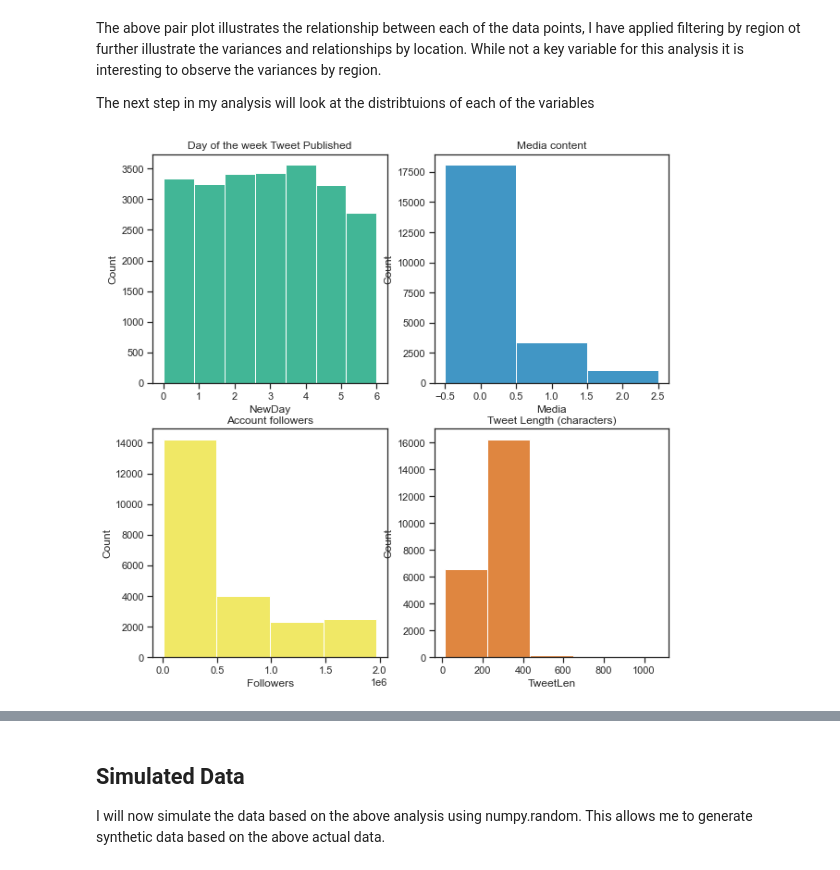
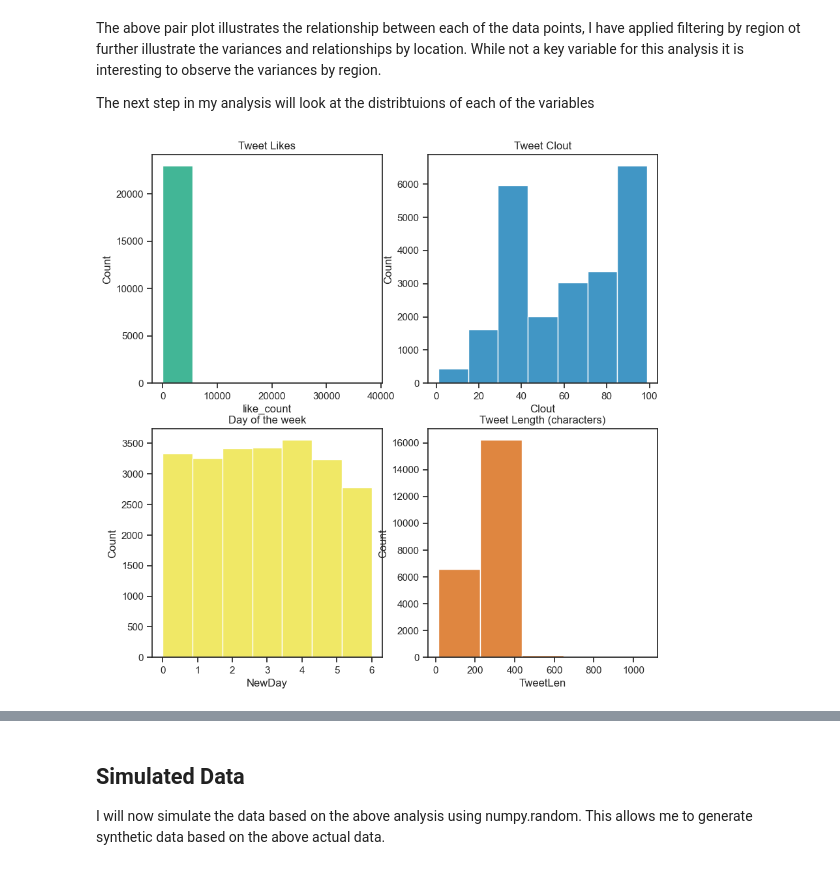
Before and after one commit to G00411301/PfDA_Project1, a Jupyter notebook: project1.ipynb, the cells around one changed output, grey strips where cells are left out. Cells and saved outputs as stored; diff of their text form; code cells hidden in the pictures.

Commit message:
building simulated data sets

```diff
--- a/project1.ipynb
+++ b/project1.ipynb
@@ -66,7 +73,7 @@ First I want to read in all of the real world data from the csv file that I down
 This then allows me to print the data to the screen to ensure the data selected is the relevant data.
 # %%
 # read in data from the csv file in the data folder
-tweet = pd.read_csv('data/Data LIWC 01 02 23.csv', usecols = ['State', 'like_count', 'DateDay', 'Time', 'Followers', 'Status text', 'Vividness' ]) # import relevant data from CSV file
+tweet = pd.read_csv('data/Data LIWC 01 02 23.csv', usecols = ['State', 'like_count', 'Clout', 'DateDay', 'Time', 'Followers', 'Status text', 'Vividness' ]) # import relevant data from CSV file
 #print (tweet) #Print the data to the screen to conirm the correct data was imported
 # %% [markdown]
 Next we want to make a number of amendments to the data set in order to facilitate better analysis. The following changes/amendments to the data set are initially proposed in order to standardise and convert recorded data to numerical values.
@@ -114,7 +123,7 @@ tweet.loc[tweet['Vividness']=="text",['Media']]=2
 # %%
 #Now, I am creating a new data frame with just the fields that I want to include in my analysis. This includes the fields that the above transformations have been carried out upon.
 
-df = tweet[['State', 'like_count', 'NewDay', 'TweetTime', 'Followers', 'TweetLen', 'Media']]
+df = tweet[['State', 'like_count', 'Clout', 'NewDay', 'Followers', 'TweetLen', 'Media']]
 print(df)
 
 #reference for implementation: https://sparkbyexamples.com/pandas/pandas-create-new-dataframe-by-selecting-specific-columns/?expand_article=1
@@ -148,14 +158,14 @@ The next step in my analysis will look at the distribtuions of each of the varia
 # %%
 #create sub plots to represent multiple variables. This will demonstrate the distribution of each of the relevant variables
 sns.set(style = "ticks", palette="colorblind")
 f,axes = plt.subplots(2,2, figsize=(10,10))
-axes[0,0].set_title("Day of the week Tweet Published")
-sns.histplot(df['NewDay'], ax=axes[0,0], bins=7, color="g");
-axes[0,1].set_title("Media content")
-sns.histplot(df['Media'], ax=axes[0,1], bins=3, color="b");
-axes[1,0].set_title("Account followers")
-sns.histplot(df['Followers'], ax=axes[1,0], bins=4, color="y");
+axes[0,0].set_title("Tweet Likes")
+sns.histplot(df['like_count'], ax=axes[0,0], bins=7, color="g");
+axes[0,1].set_title("Tweet Clout")
+sns.histplot(df['Clout'], ax=axes[0,1], bins=7, color="b");
+axes[1,0].set_title("Day of the week")
+sns.histplot(df['NewDay'], ax=axes[1,0], bins=7, color="y");
 axes[1,1].set_title("Tweet Length (characters)")
 sns.histplot(df['TweetLen'], ax=axes[1,1], bins=5, color="r");
 # %% [output]
-[figure, old version]
+[figure, new version]
```
Also changed, not shown: parts of 53 cells of this notebook.
